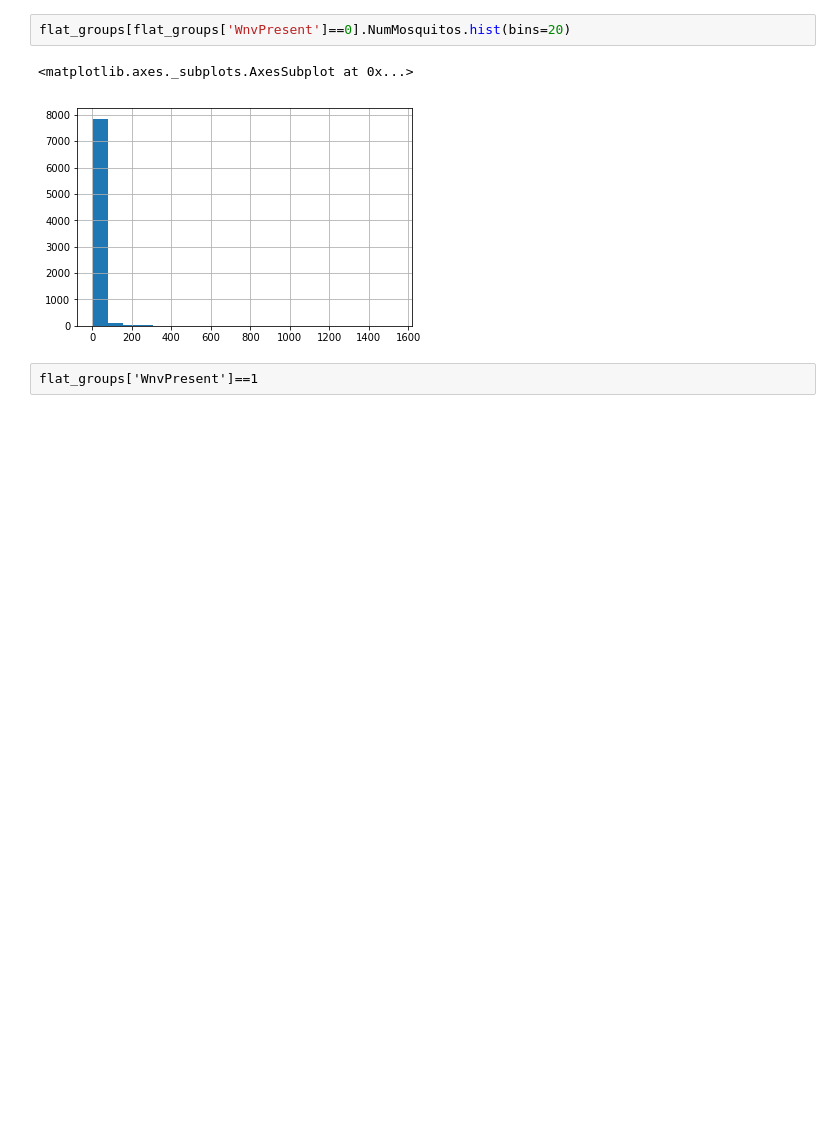
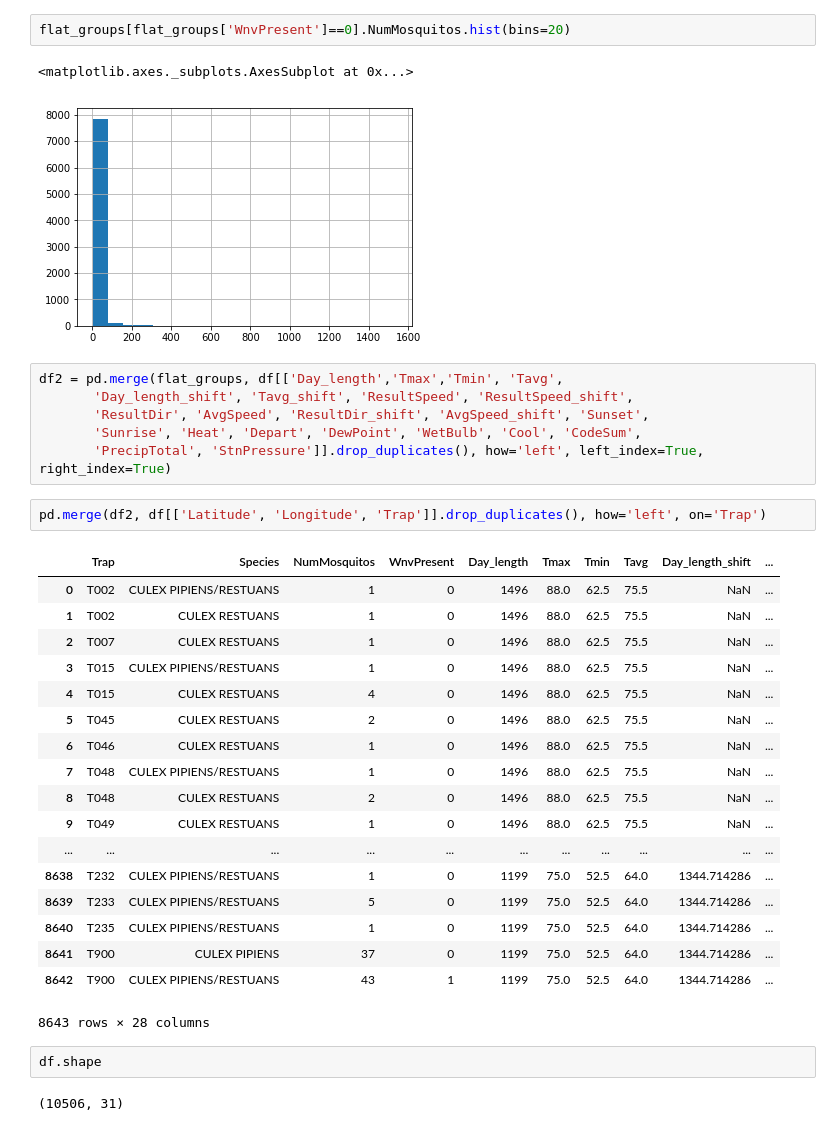
Before and after one commit to camarenad/wnv_prevention, a Jupyter notebook: dc/EDA-DC.ipynb, the cells around one changed output. Saved outputs shown, nothing was run; the diff lists cells and outputs as text; blank space fills up the shorter version.

```diff
--- a/dc/EDA-DC.ipynb
+++ b/dc/EDA-DC.ipynb
@@ -42,5 +44,34 @@ flat_groups[flat_groups['WnvPresent']==0].NumMosquitos.hist(bins=20)
 # %% [output]
 <matplotlib.axes._subplots.AxesSubplot at 0x...>
 [figure]
-# %% [raw]
-flat_groups['WnvPresent']==1
+# %%
+df2 = pd.merge(flat_groups, df[['Day_length','Tmax','Tmin', 'Tavg',
+       'Day_length_shift', 'Tavg_shift', 'ResultSpeed', 'ResultSpeed_shift',
+       'ResultDir', 'AvgSpeed', 'ResultDir_shift', 'AvgSpeed_shift', 'Sunset',
+       'Sunrise', 'Heat', 'Depart', 'DewPoint', 'WetBulb', 'Cool', 'CodeSum',
+       'PrecipTotal', 'StnPressure']].drop_duplicates(), how='left', left_index=True, right_index=True)
+# %%
+pd.merge(df2, df[['Latitude', 'Longitude', 'Trap']].drop_duplicates(), how='left', on='Trap')
+# %% [output]
+|  | Trap | Species | NumMosquitos | WnvPresent | Day_length | Tmax | Tmin | Tavg | Day_length_shift | ... |
+| 0 | T002 | CULEX PIPIENS/RESTUANS | 1 | 0 | 1496 | 88.0 | 62.5 | 75.5 | NaN | ... |
+| 1 | T002 | CULEX RESTUANS | 1 | 0 | 1496 | 88.0 | 62.5 | 75.5 | NaN | ... |
+| 2 | T007 | CULEX RESTUANS | 1 | 0 | 1496 | 88.0 | 62.5 | 75.5 | NaN | ... |
+| 3 | T015 | CULEX PIPIENS/RESTUANS | 1 | 0 | 1496 | 88.0 | 62.5 | 75.5 | NaN | ... |
+| 4 | T015 | CULEX RESTUANS | 4 | 0 | 1496 | 88.0 | 62.5 | 75.5 | NaN | ... |
+| 5 | T045 | CULEX RESTUANS | 2 | 0 | 1496 | 88.0 | 62.5 | 75.5 | NaN | ... |
+| 6 | T046 | CULEX RESTUANS | 1 | 0 | 1496 | 88.0 | 62.5 | 75.5 | NaN | ... |
+| 7 | T048 | CULEX PIPIENS/RESTUANS | 1 | 0 | 1496 | 88.0 | 62.5 | 75.5 | NaN | ... |
+| 8 | T048 | CULEX RESTUANS | 2 | 0 | 1496 | 88.0 | 62.5 | 75.5 | NaN | ... |
+| 9 | T049 | CULEX RESTUANS | 1 | 0 | 1496 | 88.0 | 62.5 | 75.5 | NaN | ... |
+| ... | ... | ... | ... | ... | ... | ... | ... | ... | ... | ... |
+| 8638 | T232 | CULEX PIPIENS/RESTUANS | 1 | 0 | 1199 | 75.0 | 52.5 | 64.0 | 1344.714286 | ... |
+| 8639 | T233 | CULEX PIPIENS/RESTUANS | 5 | 0 | 1199 | 75.0 | 52.5 | 64.0 | 1344.714286 | ... |
+| 8640 | T235 | CULEX PIPIENS/RESTUANS | 1 | 0 | 1199 | 75.0 | 52.5 | 64.0 | 1344.714286 | ... |
+| 8641 | T900 | CULEX PIPIENS | 37 | 0 | 1199 | 75.0 | 52.5 | 64.0 | 1344.714286 | ... |
+| 8642 | T900 | CULEX PIPIENS/RESTUANS | 43 | 1 | 1199 | 75.0 | 52.5 | 64.0 | 1344.714286 | ... |
+8643 rows × 28 columns
+# %%
+df.shape
+# %% [output]
+(10506, 31)
```
Also changed, not shown: parts of 3 cells of this notebook, 4 other files.
